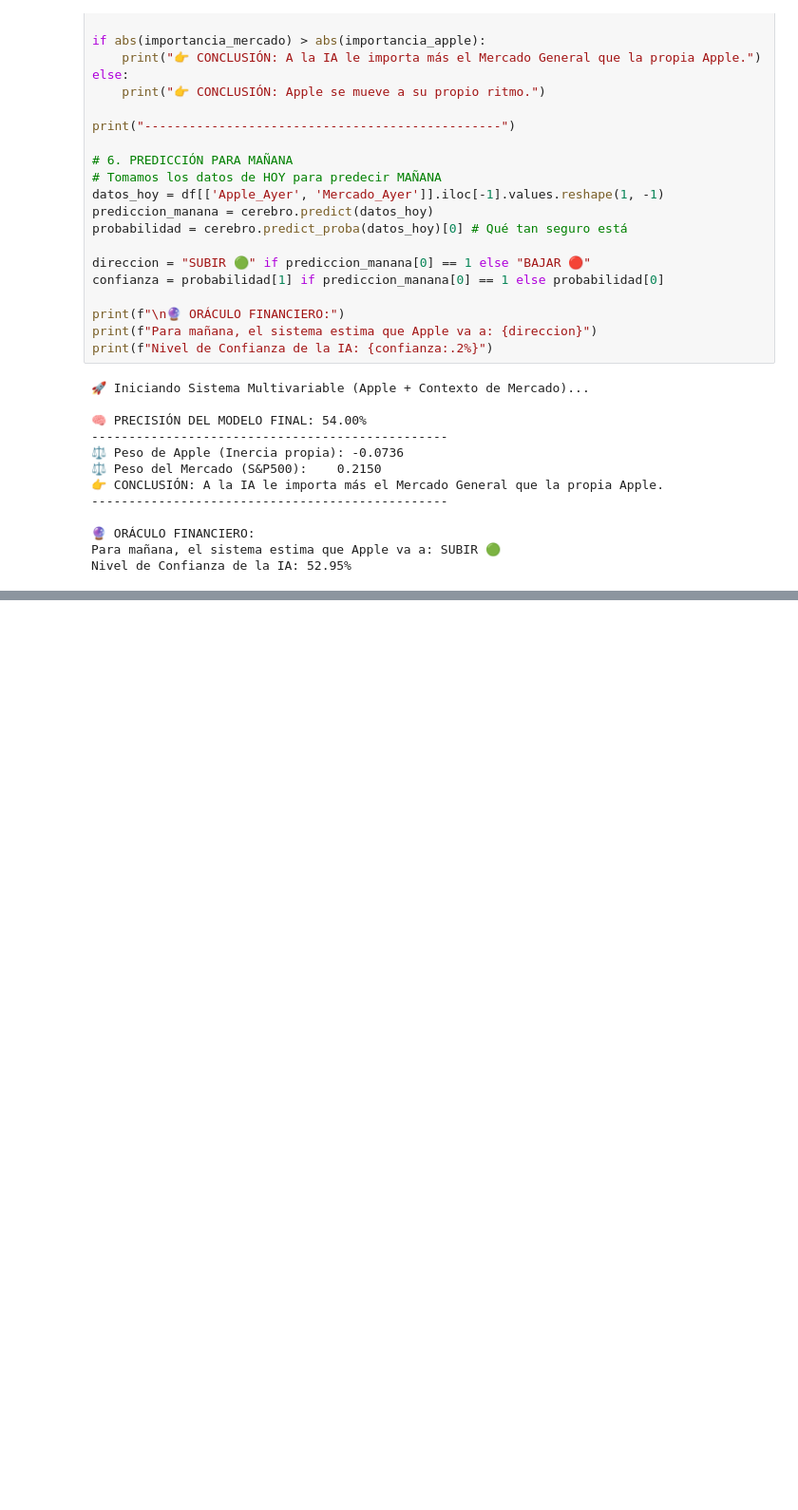
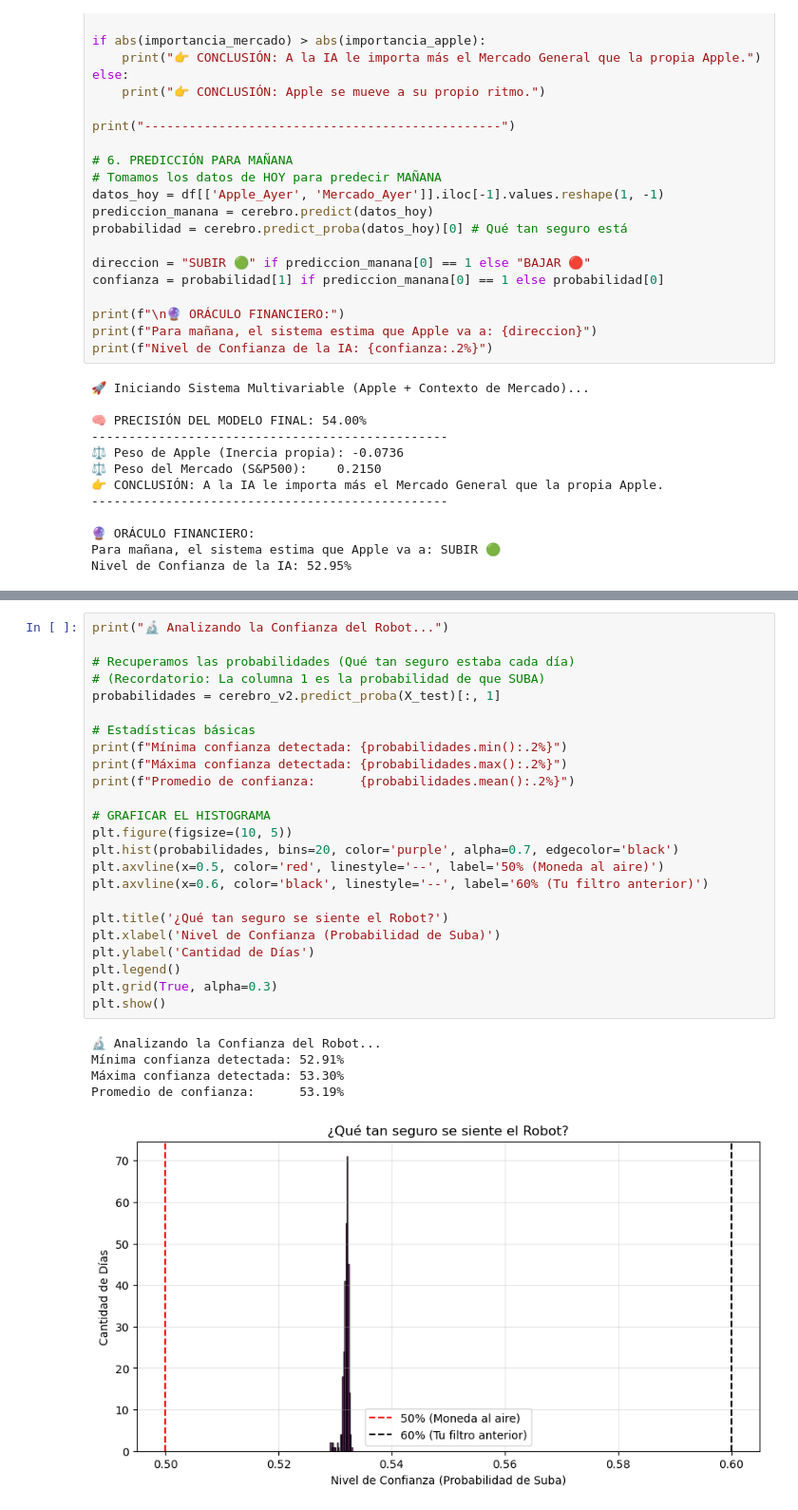
Before and after one commit to Axelgb2001-blip/Financial-Markets-Pipeline, a Jupyter notebook: Prediccion_apple.ipynb, the cells around one changed output, grey strips where cells are left out. Shown at 95% size. Saved outputs shown, nothing was run; the diff lists cells and outputs as text; blank space fills up the shorter version.

```diff
--- a/Prediccion_apple.ipynb
+++ b/Prediccion_apple.ipynb
@@ -197,0 +430,30 @@ Nivel de Confianza de la IA: 52.95%
+# %%
+print("🔬 Analizando la Confianza del Robot...")
+
+# Recuperamos las probabilidades (Qué tan seguro estaba cada día)
+# (Recordatorio: La columna 1 es la probabilidad de que SUBA)
+probabilidades = cerebro_v2.predict_proba(X_test)[:, 1]
+
+# Estadísticas básicas
+print(f"Mínima confianza detectada: {probabilidades.min():.2%}")
+print(f"Máxima confianza detectada: {probabilidades.max():.2%}")
+print(f"Promedio de confianza:      {probabilidades.mean():.2%}")
+
+# GRAFICAR EL HISTOGRAMA
+plt.figure(figsize=(10, 5))
+plt.hist(probabilidades, bins=20, color='purple', alpha=0.7, edgecolor='black')
+plt.axvline(x=0.5, color='red', linestyle='--', label='50% (Moneda al aire)')
+plt.axvline(x=0.6, color='black', linestyle='--', label='60% (Tu filtro anterior)')
+
+plt.title('¿Qué tan seguro se siente el Robot?')
+plt.xlabel('Nivel de Confianza (Probabilidad de Suba)')
+plt.ylabel('Cantidad de Días')
+plt.legend()
+plt.grid(True, alpha=0.3)
+plt.show()
+# %% [output]
+🔬 Analizando la Confianza del Robot...
+Mínima confianza detectada: 52.91%
+Máxima confianza detectada: 53.30%
+Promedio de confianza:      53.19%
+[figure, added]
```
Also changed, not shown: parts of 6 cells of this notebook.
